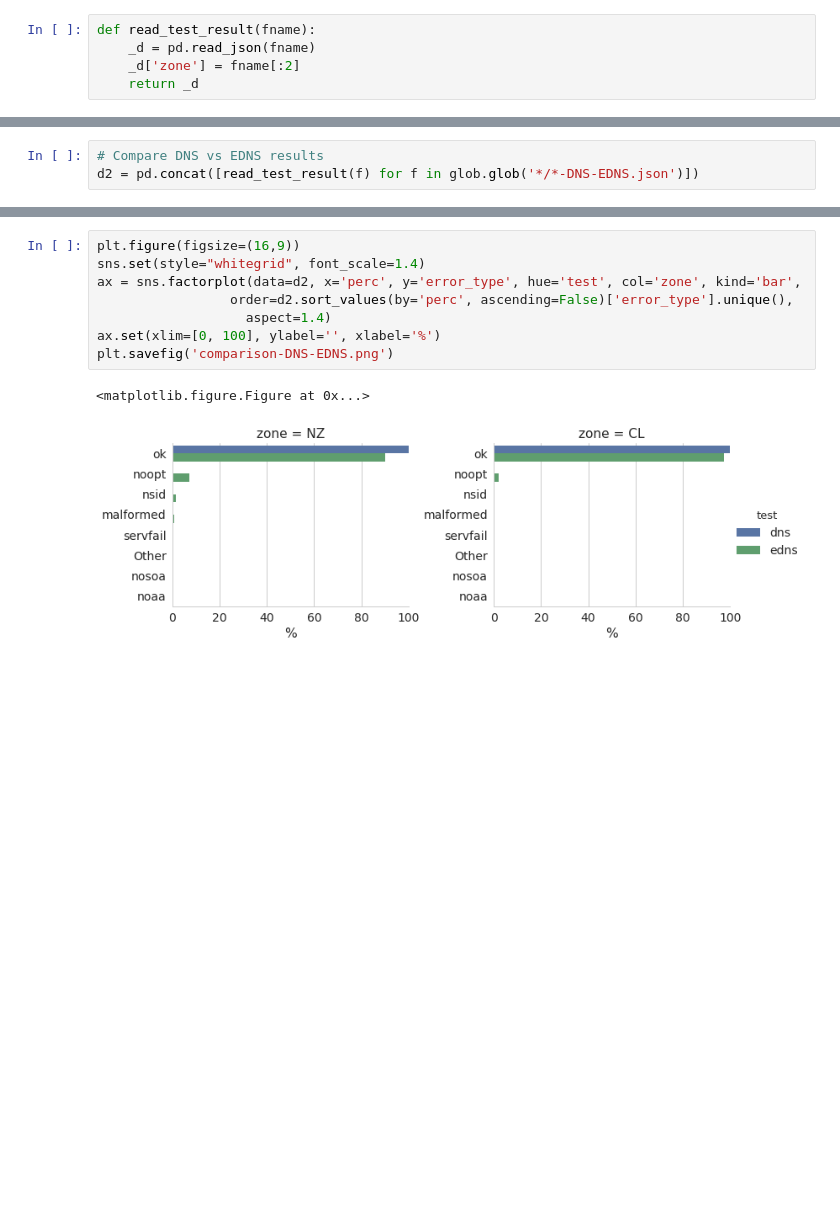
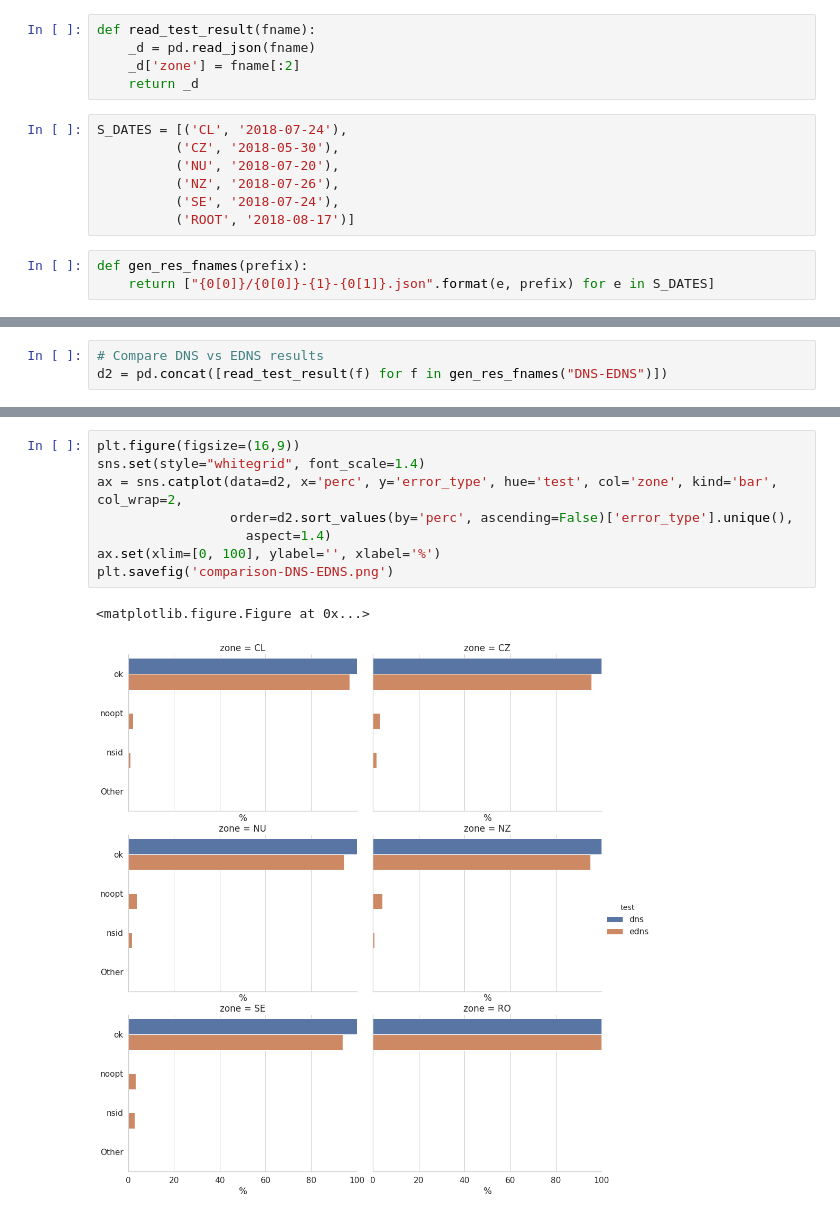
Before and after one commit to InternetNZ/edns-compliance-parser, a Jupyter notebook: analysis/cross TLD comparative analysis.ipynb, the cells around one changed output, grey strips where cells are left out. Saved outputs shown, nothing was run; the diff lists cells and outputs as text; blank space fills up the shorter version.

Commit message:
Compares results of 5 ccTLDs with the root zone

```diff
--- a/analysis/cross TLD comparative analysis.ipynb
+++ b/analysis/cross TLD comparative analysis.ipynb
@@ -10,3 +10,13 @@ def read_test_result(fname):
     _d = pd.read_json(fname)
     _d['zone'] = fname[:2]
     return _d
+# %%
+S_DATES = [('CL', '2018-07-24'),
+          ('CZ', '2018-05-30'),
+          ('NU', '2018-07-20'),
+          ('NZ', '2018-07-26'),
+          ('SE', '2018-07-24'),
+          ('ROOT', '2018-08-17')]
+# %%
+def gen_res_fnames(prefix):
+    return ["{0[0]}/{0[0]}-{1}-{0[1]}.json".format(e, prefix) for e in S_DATES]
@@ -39,6 +59,6 @@ plt.savefig('comparison-basic-DNS-test.png')
 # %%
 # Compare DNS vs EDNS results
-d2 = pd.concat([read_test_result(f) for f in glob.glob('*/*-DNS-EDNS.json')])
+d2 = pd.concat([read_test_result(f) for f in gen_res_fnames("DNS-EDNS")])
 # %%
 d2
 # %% [output]
@@ -59,13 +82,13 @@ d2
 # %%
 plt.figure(figsize=(16,9))
 sns.set(style="whitegrid", font_scale=1.4)
-ax = sns.factorplot(data=d2, x='perc', y='error_type', hue='test', col='zone', kind='bar',
+ax = sns.catplot(data=d2, x='perc', y='error_type', hue='test', col='zone', kind='bar', col_wrap=2,
                  order=d2.sort_values(by='perc', ascending=False)['error_type'].unique(),
                    aspect=1.4)
 ax.set(xlim=[0, 100], ylabel='', xlabel='%')
 plt.savefig('comparison-DNS-EDNS.png')
 # %% [output]
 <matplotlib.figure.Figure at 0x...>
-[figure, old version]
+[figure, new version]
 # %%
 # Compare EDNS with EDNS1
```
Also changed, not shown: parts of 33 cells of this notebook.
